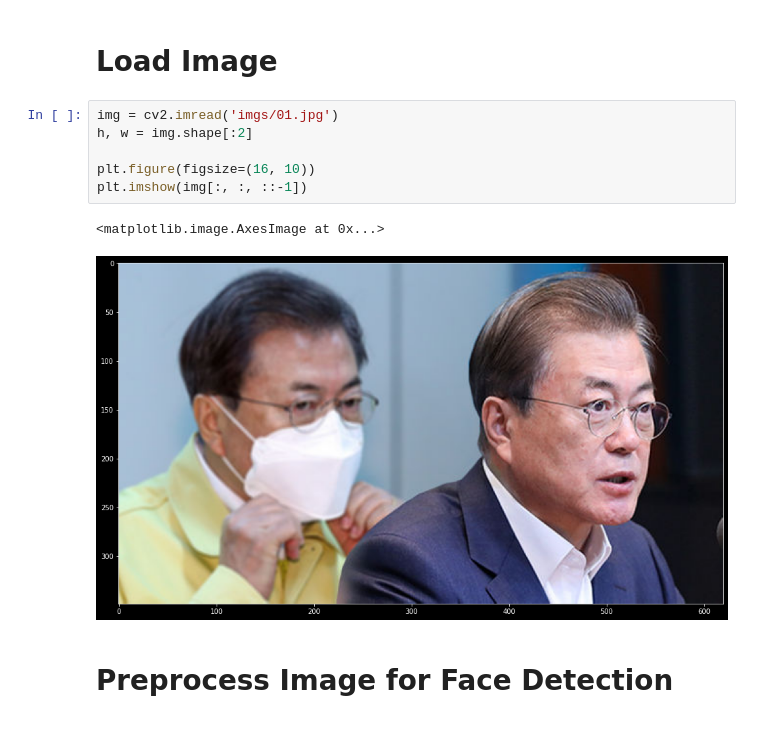
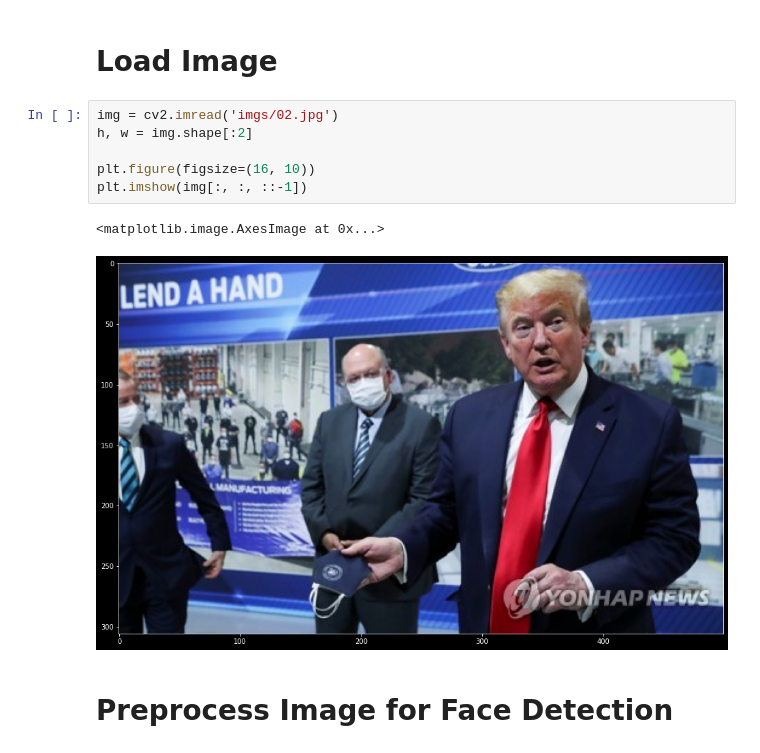
Before and after one commit to kairess/mask-detection, a Jupyter notebook: image.ipynb, the cells around one changed output. Cells and saved outputs as stored; diff of their text form.

```diff
--- a/image.ipynb
+++ b/image.ipynb
@@ -16,14 +16,14 @@ model = load_model('models/mask_detector.model')
 # %% [markdown]
 # Load Image
 # %%
-img = cv2.imread('imgs/01.jpg')
+img = cv2.imread('imgs/02.jpg')
 h, w = img.shape[:2]
 
 plt.figure(figsize=(16, 10))
 plt.imshow(img[:, :, ::-1])
 # %% [output]
 <matplotlib.image.AxesImage at 0x...>
-[figure, old version]
+[figure, new version]
 # %% [markdown]
 # Preprocess Image for Face Detection
 # %%
```
Also changed, not shown: parts of 2 cells of this notebook.
